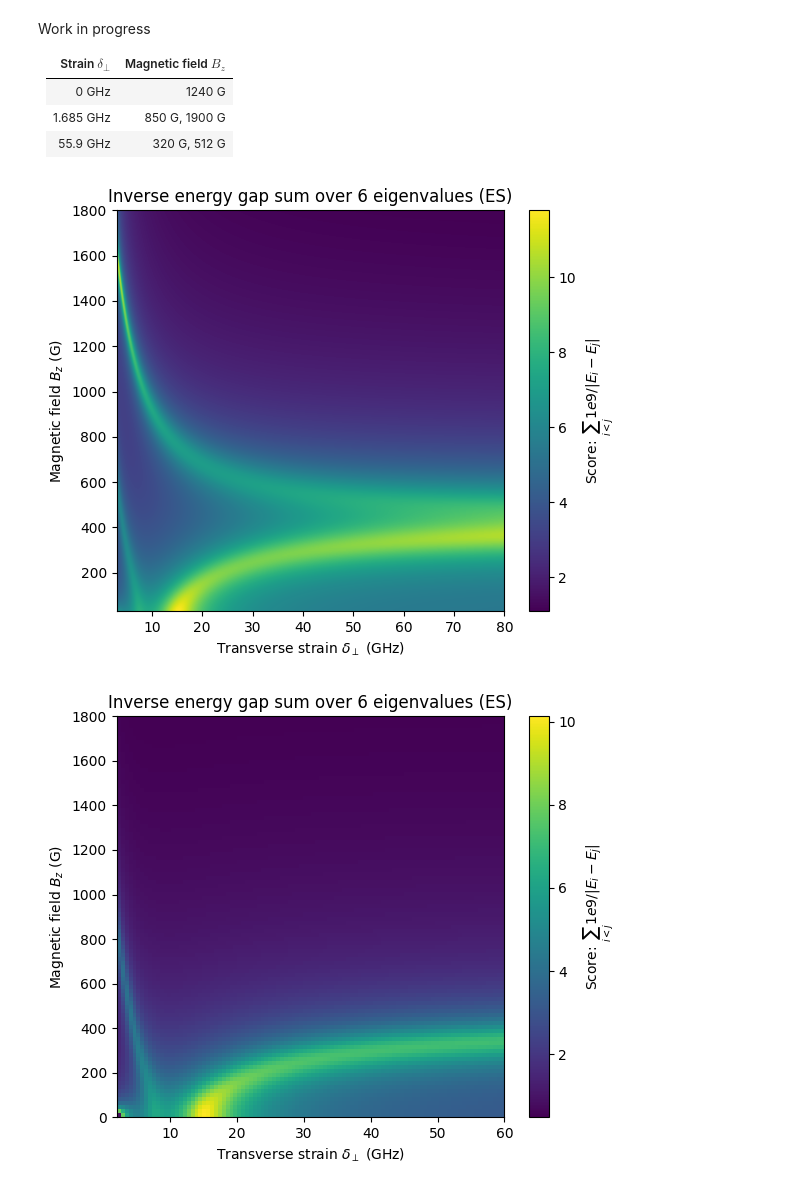
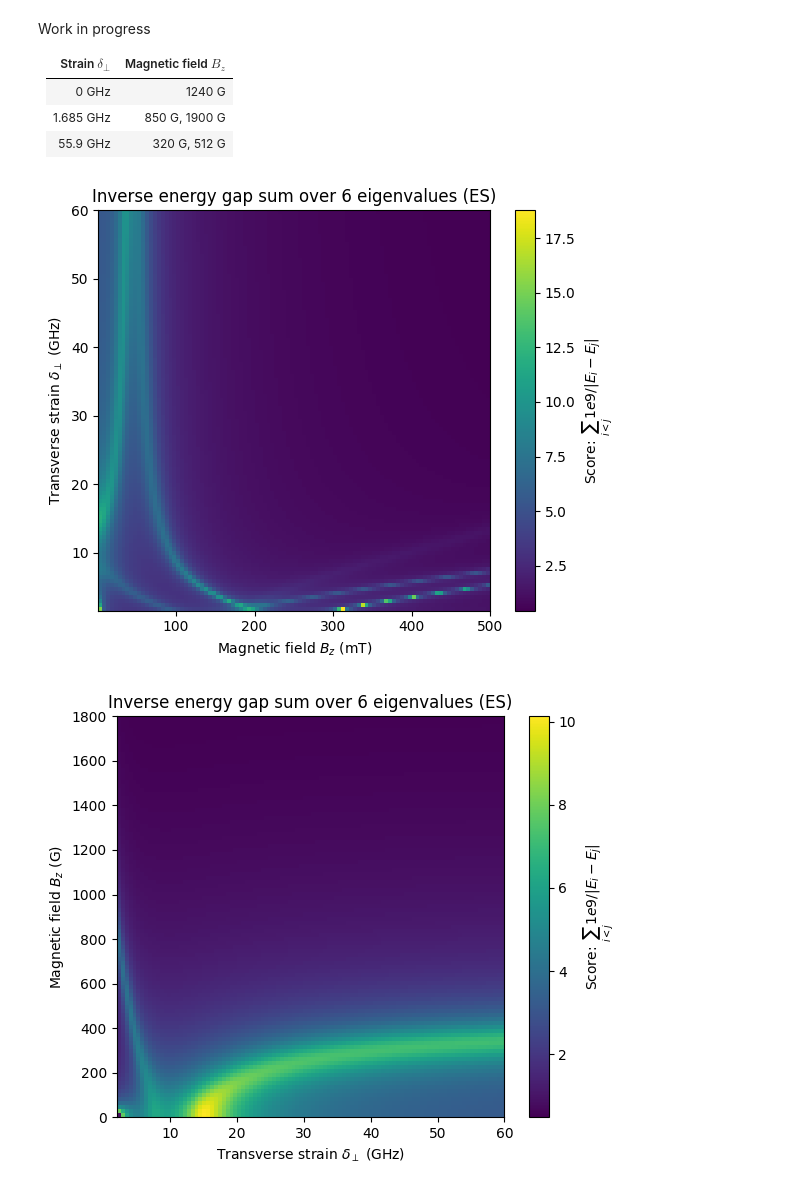
Before and after one commit to Risei412/EIT, a Jupyter notebook: Research note on NV-EIT_ESLACproject.ipynb, the cells around one changed output. Drawn from its saved outputs; the diff is of its cells as text; code cells hidden in the pictures.

```diff
--- a/Research note on NV-EIT_ESLACproject.ipynb
+++ b/Research note on NV-EIT_ESLACproject.ipynb
@@ -838,8 +839,8 @@ Work in progress
 | 55.9 GHz | 320 G, 512 G |
 # %%
 # グリッド生成
-bz_list = np.linspace(30.00e-4, 1800e-4, 100)       # T
-delta_list = np.linspace(3e9, 80.0e9, 100)          # Hz
+bz_list = np.linspace(10.00e-4, 5000e-4, 100)       # T
+delta_list = np.linspace(1.5e9, 60.0e9, 100)          # Hz
 bz_mesh, delta_mesh = np.meshgrid(bz_list, delta_list)
 score_map = np.zeros_like(bz_mesh)
 deltaz = 0e9 / des_para
@@ -859,38 +860,38 @@ for i in range(bz_mesh.shape[0]):
                 score += np.abs(1e9 / diff)
             else:
                 diff=10e6
                 score += np.abs(1e9/diff)
 
         # score = 0.0
         # diffs = []
         # for a, b in combinations(eigvals, 2):  # 6C2通りの差
         #     diff = np.abs(a - b)
         #     if diff > 10e6:
         #         score += np.abs(1e9 / diff)
         #         diffs.append(diff)
         # if len(diffs) > 0:
         #     min_diff = np.min(diffs)
         #     score += np.abs(1e9 / min_diff)
 
         score_map[i, j] = score
 
 # 描画
 plt.figure(figsize=(6,5))
 im = plt.imshow(
-    score_map.T,
-    extent=[delta_list[0]/1e9, delta_list[-1]/1e9, bz_list[0]*1e4, bz_list[-1]*1e4],
+    score_map,
+    extent=[bz_list[0]*1e3, bz_list[-1]*1e3, delta_list[0]/1e9, delta_list[-1]/1e9, ],
     origin='lower',
     aspect='auto',
     cmap='viridis'
 )
 plt.colorbar(im, label=r"Score: $\sum_{i<j} 1e9/|E_i - E_j|$")
-plt.xlabel(r"Transverse strain $\delta_\perp$ (GHz)")
-plt.ylabel(r"Magnetic field $B_z$ (G)")
+plt.ylabel(r"Transverse strain $\delta_\perp$ (GHz)")
+plt.xlabel(r"Magnetic field $B_z$ (mT)")
 plt.title(r"Inverse energy gap sum over 6 eigenvalues (ES)")
 plt.tight_layout()
 plt.show()
 # %% [output]
-[figure, old version]
+[figure, new version]
 # %%
 # グリッド生成
 bz_list = np.linspace(0.00e-4, 1800e-4, 100)       # T
```
Also changed, not shown: parts of 1 cell of this notebook.
